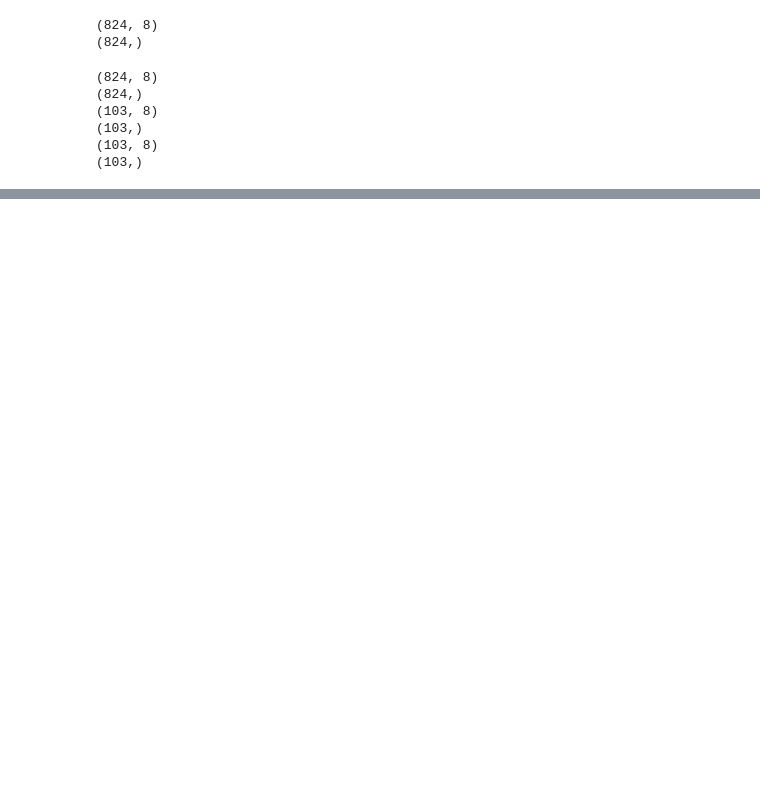
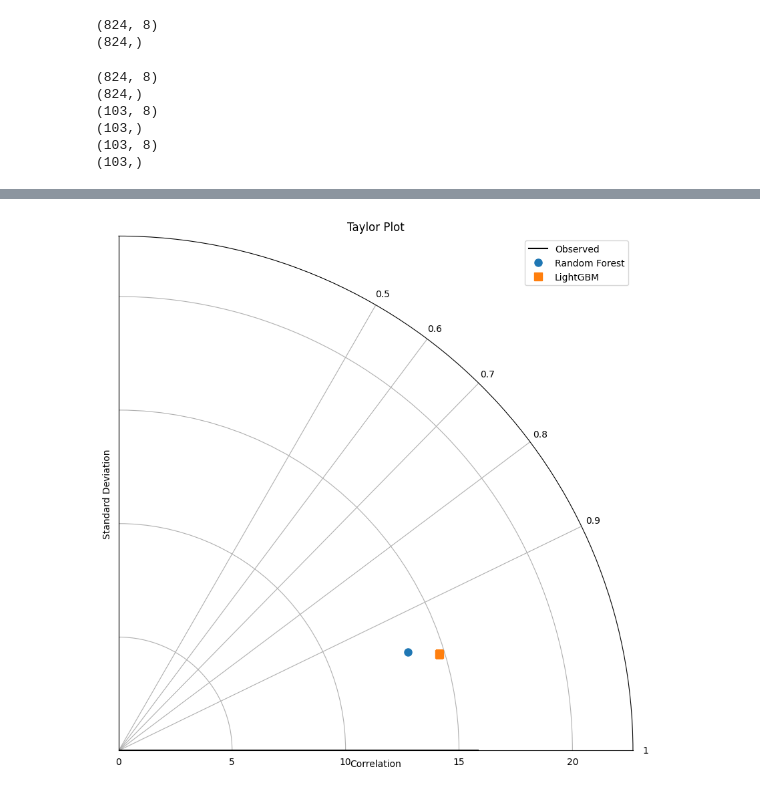
Before and after one commit to Taiwo220/Modelling_Cement_Concrete, a Jupyter notebook: Concrete Strength Prediction.ipynb, the cells around one changed output, grey strips where cells are left out. Saved outputs shown, nothing was run; the diff lists cells and outputs as text; code cells hidden in the pictures; blank space fills up the shorter version.

```diff
--- a/Concrete Strength Prediction.ipynb
+++ b/Concrete Strength Prediction.ipynb
@@ -327,13 +389,13 @@ print('Cor is', math.sqrt(r2_score(y_valid, valid_pred)))
 print("")
 
 # Predictions for the test set
-test_pred = rgbm.predict(X_test)
+test_pred2 = rgbm.predict(X_test)
 
 print('Prediction for test set')
-print('MAE is', mean_absolute_error(y_test, test_pred))
-print('MSE is', mean_squared_error(y_test, test_pred))
-print('RMSE is', np.sqrt(mean_squared_error(y_test, test_pred)))
-print('R_Sqd is', r2_score(y_test, test_pred))
-print('Cor is', math.sqrt(r2_score(y_test, test_pred)))
+print('MAE is', mean_absolute_error(y_test, test_pred2))
+print('MSE is', mean_squared_error(y_test, test_pred2))
+print('RMSE is', np.sqrt(mean_squared_error(y_test, test_pred2)))
+print('R_Sqd is', r2_score(y_test, test_pred2))
+print('Cor is', math.sqrt(r2_score(y_test, test_pred2)))
 # %% [output]
 Prediction for train set
@@ -396,0 +459,53 @@ Best parameters found by grid search: {'max_depth': 20, 'max_features': 'log2',
+# %%
+# Observations and model predictions
+y_test = np.array(y_test)  # Ensure y_test is an array
+test_pred_rf = np.array(test_pred2)  # Predictions from Random Forest
+test_pred_lgbm = np.array(test_pred)  # Predictions from LightGBM
+
+# Calculate statistics for Random Forest
+std_obs_rf = np.std(y_test)
+std_pred_rf = np.std(test_pred_rf)
+corr_coef_rf = np.corrcoef(y_test, test_pred_rf)[0, 1]
+rmse_rf = np.sqrt(mean_squared_error(y_test, test_pred_rf))
+
+# Calculate statistics for LightGBM
+std_obs_lgbm = np.std(y_test)
+std_pred_lgbm = np.std(test_pred_lgbm)
+corr_coef_lgbm = np.corrcoef(y_test, test_pred_lgbm)[0, 1]
+rmse_lgbm = np.sqrt(mean_squared_error(y_test, test_pred_lgbm))
+
+# Convert correlation coefficients to radians for the polar plot
+corr_rad_rf = np.arccos(corr_coef_rf)
+corr_rad_lgbm = np.arccos(corr_coef_lgbm)
+
+# Create the plot
+fig = plt.figure(figsize=(10, 10))
+ax = fig.add_subplot(111, polar=True)
+
+# Plot the reference standard deviation (observed)
+ax.plot([0, 0], [0, std_obs_rf], color='black', linestyle='-', label='Observed')
+
+# Plot the Random Forest model's performance
+ax.plot(corr_rad_rf, std_pred_rf, 'o', label='Random Forest', markersize=8)
+
+# Plot the LightGBM model's performance
+ax.plot(corr_rad_lgbm, std_pred_lgbm, 's', label='LightGBM', markersize=8)
+
+# Set up the plot
+ax.set_ylim(0, max(std_pred_rf, std_pred_lgbm) + std_obs_rf * 0.5)
+ax.set_xlim(0, np.pi / 2)
+ax.set_xticks(np.arccos([1, 0.9, 0.8, 0.7, 0.6, 0.5]))
+ax.set_xticklabels(['1', '0.9', '0.8', '0.7', '0.6', '0.5'])
+
+# Labels and title
+ax.set_xlabel('Correlation')
+ax.set_ylabel('Standard Deviation')
+ax.set_title('Taylor Plot')
+
+# Add a legend
+plt.legend()
+
+# Show plot
+plt.show()
+# %% [output]
+[figure, added]
```
Also changed, not shown: parts of 23 cells of this notebook, 54 other files.
